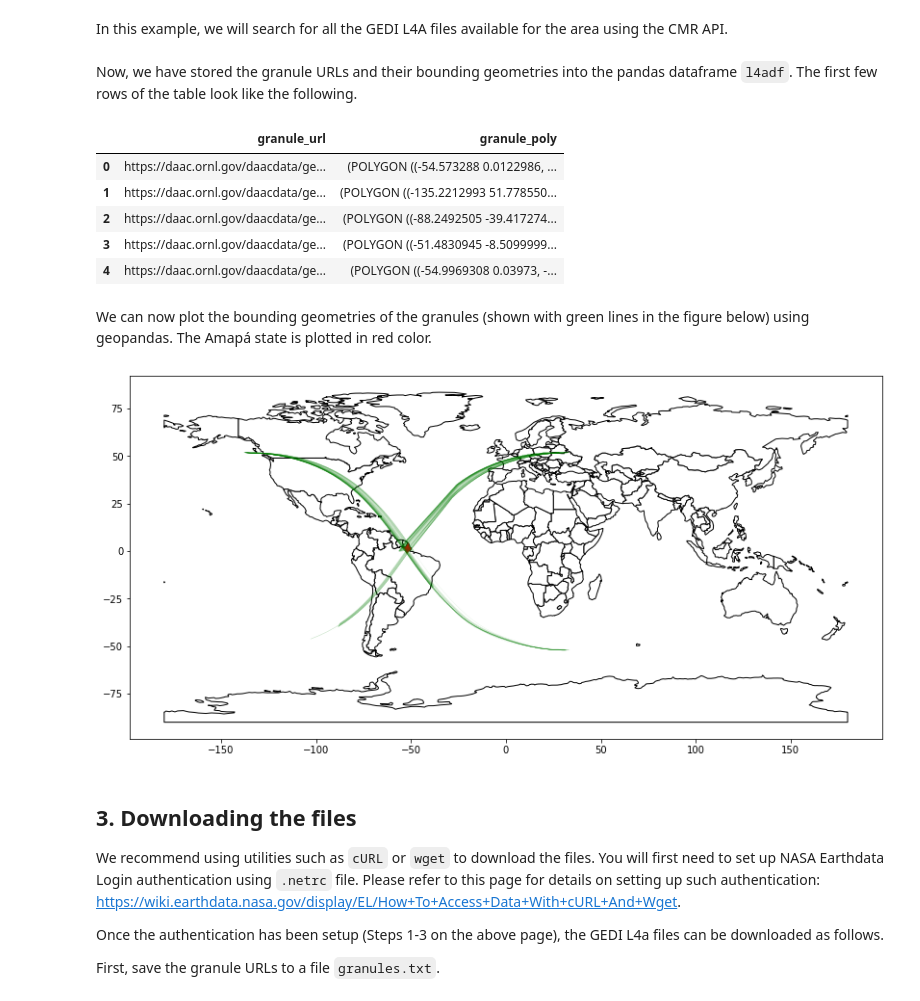
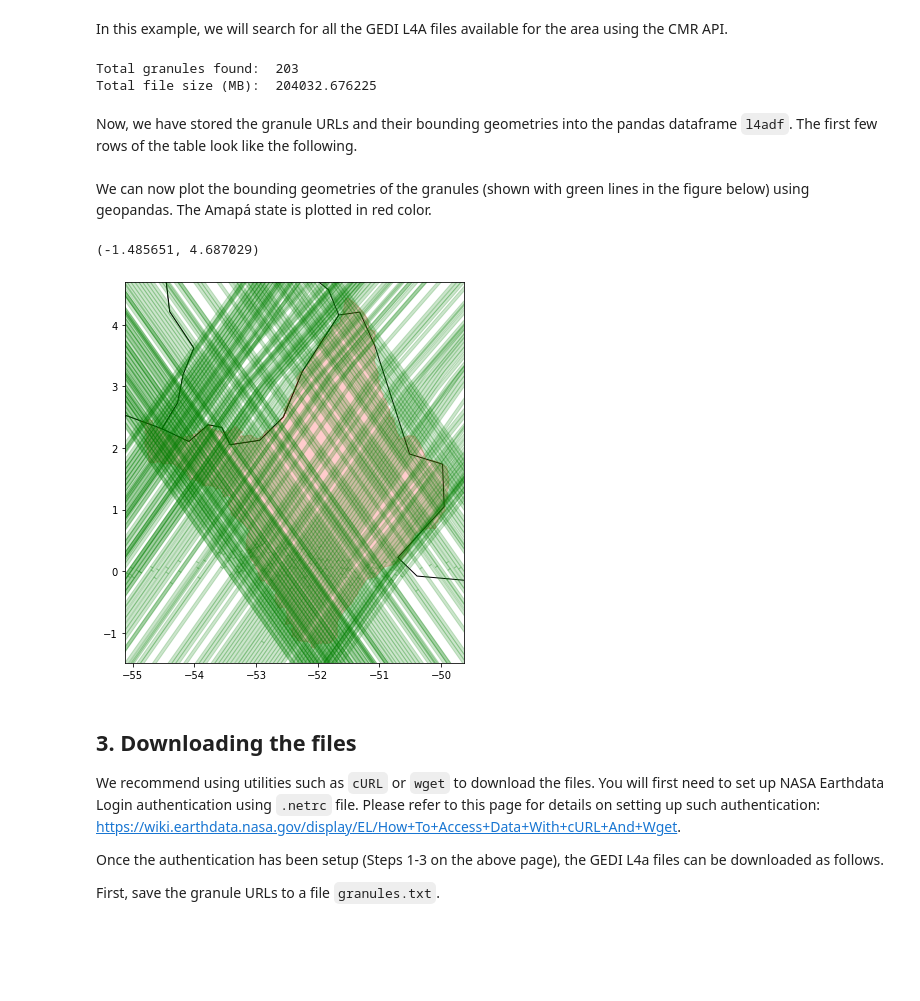
Before and after one commit to ornldaac/gedi_tutorials, a Jupyter notebook: 1_gedi_l4a_search_download.ipynb, the cells around one changed output. Drawn from its saved outputs; the diff is of its cells as text; code cells hidden in the pictures; blank space fills up the shorter version.

```diff
--- a/1_gedi_l4a_search_download.ipynb
+++ b/1_gedi_l4a_search_download.ipynb
@@ -14,8 +14,7 @@ NASA EarthData's unique ID for this dataset (called `Concept ID`) is needed for
 # %%
 import requests
 
-# We will use L2A to get bounding geometries for L4A
-doi = '10.5067/GEDI/GEDI02_A.002'# GEDI L2A DOI
+doi = '10.3334/ORNLDAAC/1907'# GEDI L4A DOI
 
 # CMR API base url
 cmrurl='https://cmr.earthdata.nasa.gov/search/'
@@ -137,7 +153,7 @@ For this tutorial, we will use the boundary of a northern states of Brazil, Amap
 # %%
 import geopandas
 from shapely.ops import orient
-amapa = geopandas.read_file("amapa.json")
+amapa = geopandas.read_file("polygons/amapa.json")
 amapa.geometry = amapa.geometry.apply(orient, args=(1,))
 
 world = geopandas.read_file(geopandas.datasets.get_path('naturalearth_lowres'))
@@ -152,8 +168,7 @@ import requests
 from shapely.geometry import MultiPolygon, Polygon
 import pandas as pd
 
-# We will use L2A to get bounding geometries for L4A
-doi = '10.5067/GEDI/GEDI02_A.002'# GEDI L2A DOI
+doi = '10.3334/ORNLDAAC/1907'# GEDI L4A DOI
 
 # CMR API base url
 cmrurl='https://cmr.earthdata.nasa.gov/search/'
@@ -182,6 +197,9 @@ while True:
     response = requests.post(granulesearch, data=cmr_param, files=geojson)
     granules = response.json()['feed']['entry']
 
+    # read file size
+    granule_size = float(g['granule_size'])
+
     if granules:
         for g in granules:
             granule_url = ''
@@ -189,56 +207,63 @@ while True:
 
             # reading bounding geometries
             if 'polygons' in g:
-                polygons= g['polygons'][0]
+                polygons= g['polygons']
                 multipolygons = []
                 for poly in polygons:
-                    i=iter(poly.split (" "))
+                    i=iter(poly[0].split (" "))
                     ltln = list(map(" ".join,zip(i,i)))
                     multipolygons.append(Polygon([[float(p.split(" ")[1]), float(p.split(" ")[0])] for p in ltln]))
                 granule_poly = MultiPolygon(multipolygons)
 
             # Get URL to HDF5 files
-            h5name = g['producer_granule_id'].split('_')
-            ornlurl = 'https://daac.ornl.gov/daacdata/gedi/GEDI_L4A_AGB_Density/data/'
-            granule_url = ornlurl + 'GEDI04_A_' + h5name[2] + '_' + h5name[3]  + '_' + h5name[5] + '_02_001_01.h5'
-            granule_arr.append([granule_url, granule_poly])
+            for links in g['links']:
+                if 'title' in links and links['title'].startswith('Download'):
+                    granule_url = links['href']
+            granule_arr.append([granule_url, granule_size, granule_poly])
 
         page_num += 1
     else:
         break
 
+
+
 # adding bound as the last row into the dataframe
 # we will use this later in the plot
-granule_arr.append(['amapa', amapa.geometry.item() ])
+granule_arr.append(['amapa', 0, amapa.geometry.item() ])
 
 # creating a pandas dataframe
-l4adf = pd.DataFrame(granule_arr, columns=["granule_url", "granule_poly"])
+l4adf = pd.DataFrame(granule_arr, columns=["granule_url", "granule_size", "granule_poly"])
+
+# Drop granules with empty geometry
+l4adf = l4adf[l4adf['granule_poly'] != '']
+
+print ("Total granules found: ", len(l4adf.index)-1 )
+print ("Total file size (MB): ", l4adf['granule_size'].sum())
+# %% [output]
+Total granules found:  203
+Total file size (MB):  204032.676225
 # %% [markdown]
 Now, we have stored the granule URLs and their bounding geometries into the pandas dataframe `l4adf`. The first few rows of the table look like the following.
-# %%
-l4adf.head()
-# %% [output]
-|  | granule_url | granule_poly |
-| 0 | https://daac.ornl.gov/daacdata/ge... | (POLYGON ((-54.573288 0.0122986, ... |
-| 1 | https://daac.ornl.gov/daacdata/ge... | (POLYGON ((-135.2212993 51.778550... |
-| 2 | https://daac.ornl.gov/daacdata/ge... | (POLYGON ((-88.2492505 -39.417274... |
-| 3 | https://daac.ornl.gov/daacdata/ge... | (POLYGON ((-51.4830945 -8.5099999... |
-| 4 | https://daac.ornl.gov/daacdata/ge... | (POLYGON ((-54.9969308 0.03973, -... |
 # %% [markdown]
 We can now plot the bounding geometries of the granules (shown with green lines in the figure below) using geopandas. The Amapá state is plotted in red color.
 # %%
 import geopandas
 gdf = geopandas.GeoDataFrame(l4adf, geometry=l4adf.granule_poly)
 world = geopandas.read_file(geopandas.datasets.get_path('naturalearth_lowres'))
-base = world.plot(color='white', edgecolor='black', figsize  = (14, 14))
+base = world.plot(color='white', edgecolor='black', figsize  = (7, 7))
 
 # last row contains the bounding box (Red)
-ax= gdf[-1:].plot(ax=base, color='red')
+ax= gdf[-1:].plot(ax=base, color='red', edgecolor='red', alpha=0.2)
 
 # all but the last row contains granule bounding geometry (Green)
-ax= gdf[:-1].plot(ax=base, color='green', alpha=0.4)
+ax= gdf[:-1].plot(ax=base, color='green', edgecolor='green', alpha=0.2)
+
+minx, miny, maxx, maxy = gdf[-1:].geometry.total_bounds
+ax.set_xlim(minx-0.25, maxx+0.25)
+ax.set_ylim(miny-0.25, maxy+0.25)
 # %% [output]
+(-1.485651, 4.687029)
-[figure, old version]
+[figure, new version]
 # %% [markdown]
 ## 3. Downloading the files
 
```
Also changed, not shown: parts of 4 cells of this notebook, 9 other files.
